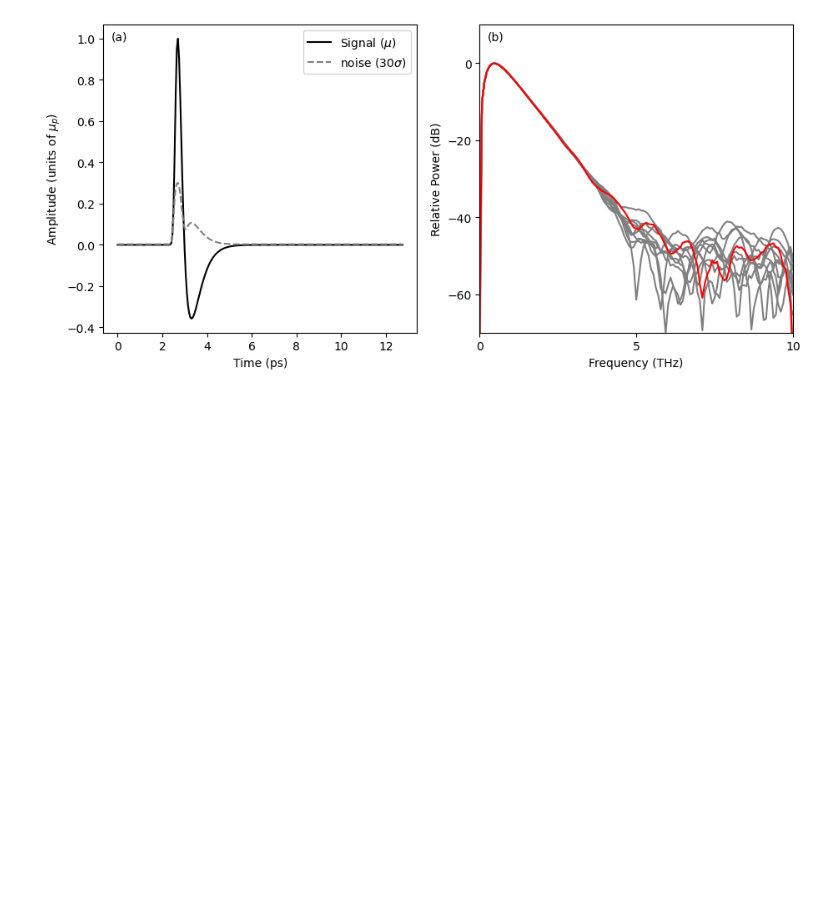
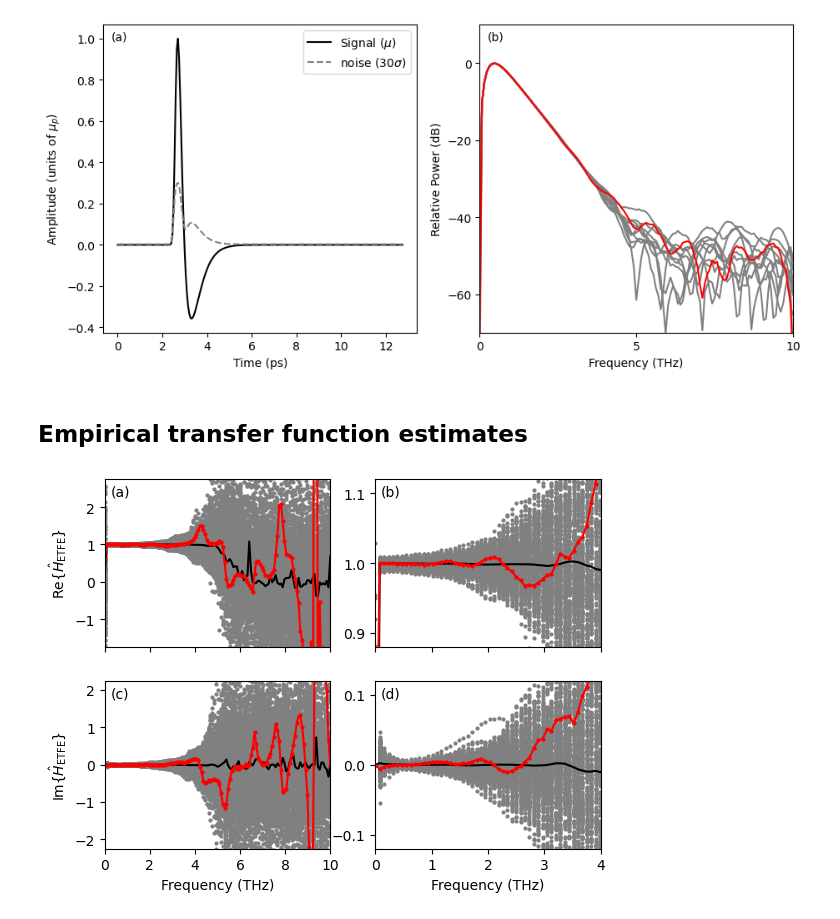
Before and after one commit to dodge-research-group/thztools, a Jupyter notebook: examples/simulation-example.ipynb, the cells around one changed output. Cells and saved outputs as stored; diff of their text form; code cells hidden in the pictures; blank space fills up the shorter version.

Commit message:
Rename sigmamu as noiseamp; develop simulation notebook

```diff
--- a/examples/simulation-example.ipynb
+++ b/examples/simulation-example.ipynb
@@ -23,13 +27,13 @@ fs = 1 / ts # Sampling frequency [THz]
 sigma_alpha = 1e-4  # Additive noise amplitude [signal units]
 sigma_beta = 1e-2   # Multiplicative noise amplitude [dimensionless]
 sigma_tau = 1e-3    # Time base noise amplitude [ps]
-sigma_amp = np.array([sigma_alpha, sigma_beta, sigma_tau])
+sigma_parms = np.array([sigma_alpha, sigma_beta, sigma_tau])
 
 seed = 0    # RNG seed
 rng = default_rng(seed)
 # %%
 mu, t = thzgen(n, ts, t0)
-sigma = sigmamu(sigma_amp, mu, ts)
+sigma = noiseamp(sigma_parms, mu, ts)
 
 # Use broadcasting to generate multiple simulated noisy measurements of y
 n_sim = 11
@@ -66,3 +70,69 @@ axs[1].set_ylim(-70, 10)
 plt.show()
 # %% [output]
 [figure]
+# %% [markdown]
+## Empirical transfer function estimates
+# %%
+# Clear x, n_sim, and f for reuse
+del x, n_sim, f
+
+n_sim = 250
+x = mu + sigma * rng.standard_normal((n_sim, n))
+y = mu + sigma * rng.standard_normal((n_sim, n))
+
+f = np.fft.rfftfreq(n, ts)
+x_f = np.fft.rfft(x)
+y_f = np.fft.rfft(y)
+etfe = y_f / x_f
+
+etfe_mean = np.mean(etfe, 0)
+# %%
+marker_size = 4
+_, axs = plt.subplots(2, 2, sharex='col')
+
+axs[0, 0].plot(f, etfe.real[1:, :].T, '.', ms=marker_size, color='gray')
+axs[0, 0].plot(f, etfe_mean.real, 'k-')
+axs[0, 0].plot(f, etfe.real[0, :], 'r.-', ms=marker_size)
+
+axs[0, 0].text(0.025, 0.9, '(a)', transform=axs[0, 0].transAxes)
+
+axs[0, 1].plot(f, etfe.real[1:, :].T, '.', ms=marker_size, color='gray')
+axs[0, 1].plot(f, etfe_mean.real, 'k-')
+axs[0, 1].plot(f, etfe.real[0, :], 'r.-', ms=marker_size)
+
+axs[0, 1].text(0.025, 0.9, '(b)', transform=axs[0, 1].transAxes)
+
+axs[1, 0].plot(f, etfe.imag[1:, :].T, '.', ms=marker_size, color='gray')
+axs[1, 0].plot(f, etfe_mean.imag, 'k-')
+axs[1, 0].plot(f, etfe.imag[0, :], 'r.-', ms=marker_size)
+
+axs[1, 0].text(0.025, 0.9, '(c)', transform=axs[1, 0].transAxes)
+
+axs[1, 1].plot(f, etfe.imag[1:, :].T, '.', ms=marker_size, color='gray')
+axs[1, 1].plot(f, etfe_mean.imag, 'k-')
+axs[1, 1].plot(f, etfe.imag[0, :], 'r.-', ms=marker_size)
+
+axs[1, 1].text(0.025, 0.9, '(d)', transform=axs[1, 1].transAxes)
+
+axs[0, 0].set_ylim(-1.75, 2.75)
+axs[0, 1].set_ylim(0.88, 1.12)
+axs[1, 0].set_ylim(-2.25, 2.25)
+axs[1, 1].set_ylim(-0.12, 0.12)
+
+axs[0, 0].set_yticks(np.arange(-1, 3))
+axs[0, 1].set_yticks(np.linspace(0.9, 1.1, 3, endpoint=True))
+axs[1, 0].set_yticks(np.arange(-2, 3))
+axs[1, 1].set_yticks(np.linspace(-0.1, 0.1, 3, endpoint=True))
+
+axs[0, 0].set_ylabel(r'$\mathrm{Re}\{\hat{H}_\mathrm{ETFE}\}$')
+axs[1, 0].set_ylabel(r'$\mathrm{Im}\{\hat{H}_\mathrm{ETFE}\}$')
+
+axs[1, 0].set_xlim(0, 10)
+axs[1, 1].set_xlim(0, 4)
+
+axs[1, 0].set_xlabel('Frequency (THz)')
+axs[1, 1].set_xlabel('Frequency (THz)')
+
+plt.show()
+# %% [output]
+[figure, added]
```
Also changed, not shown: parts of 2 cells of this notebook, 1 other file.
